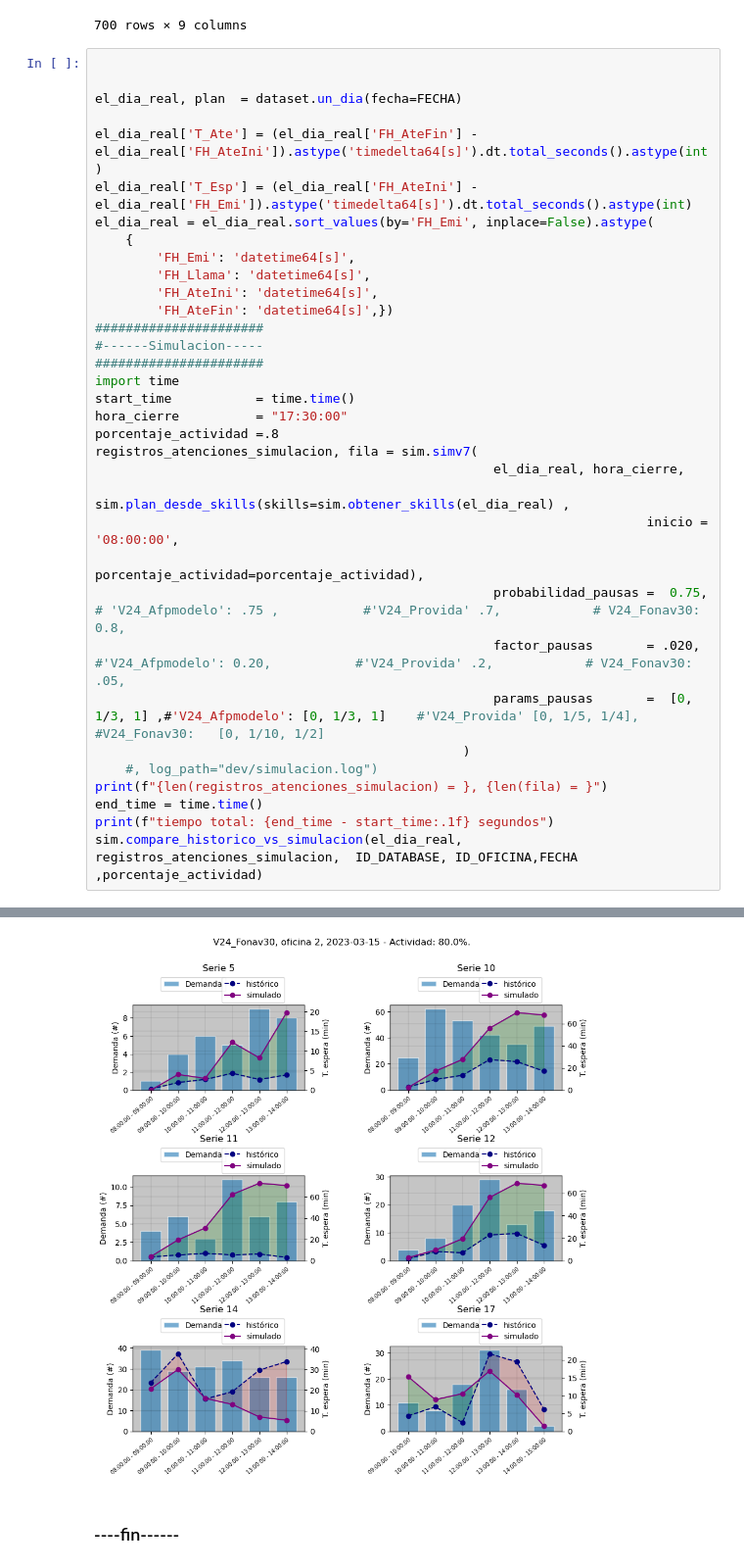
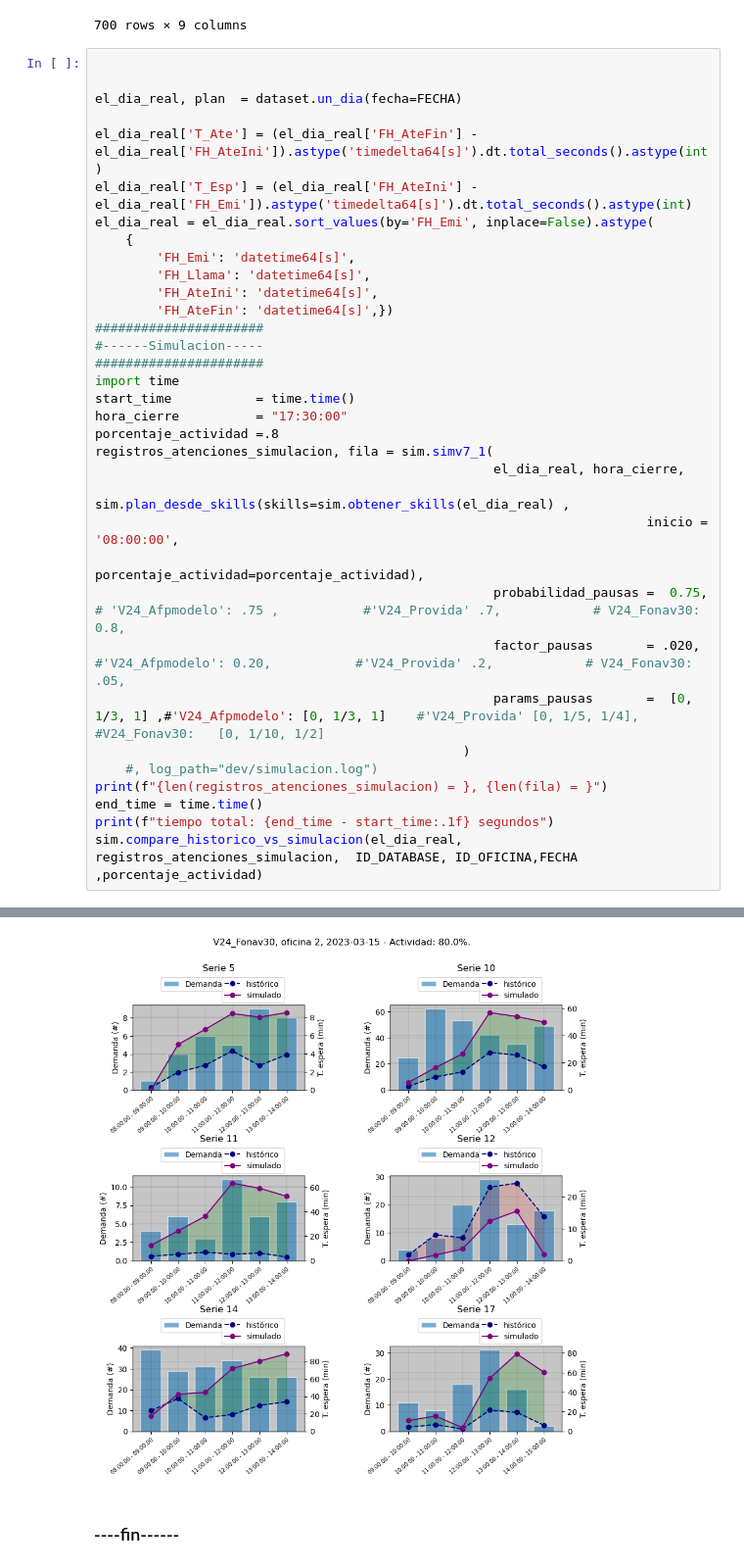
Before and after one commit to alejandroacevedo2305/Flux_v0, a Jupyter notebook: demo_notebooks/demo_simulador.ipynb, the cells around one changed output, grey strips where cells are left out. Shown at 98% size. Saved outputs shown, nothing was run; the diff lists cells and outputs as text.

Commit message:
simv7_1

```diff
--- a/demo_notebooks/demo_simulador.ipynb
+++ b/demo_notebooks/demo_simulador.ipynb
@@ -250,7 +250,7 @@ import time
 start_time           = time.time()
 hora_cierre          = "17:30:00"
 porcentaje_actividad =.8
-registros_atenciones_simulacion, fila = sim.simv7(
+registros_atenciones_simulacion, fila = sim.simv7_1(
                                                     el_dia_real, hora_cierre,
                                                     sim.plan_desde_skills(skills=sim.obtener_skills(el_dia_real) ,
                                                                         inicio = '08:00:00',
@@ -270,10 +270,10 @@ tiempo total: 3.2 segundos
 Type of df_count_1: <class 'pandas.core.frame.DataFrame'>
 Type of df_count_1: <class 'pandas.core.frame.DataFrame'>
 Type of df_count_1: <class 'pandas.core.frame.DataFrame'>
 Type of df_count_1: <class 'pandas.core.frame.DataFrame'>
 Type of df_count_1: <class 'pandas.core.frame.DataFrame'>
 Type of df_count_1: <class 'pandas.core.frame.DataFrame'>
-[figure, old version]
+[figure, new version]
 # %% [markdown]
 ### ----fin------
 # %%
```
Also changed, not shown: parts of 1 cell of this notebook, 1 other file.
